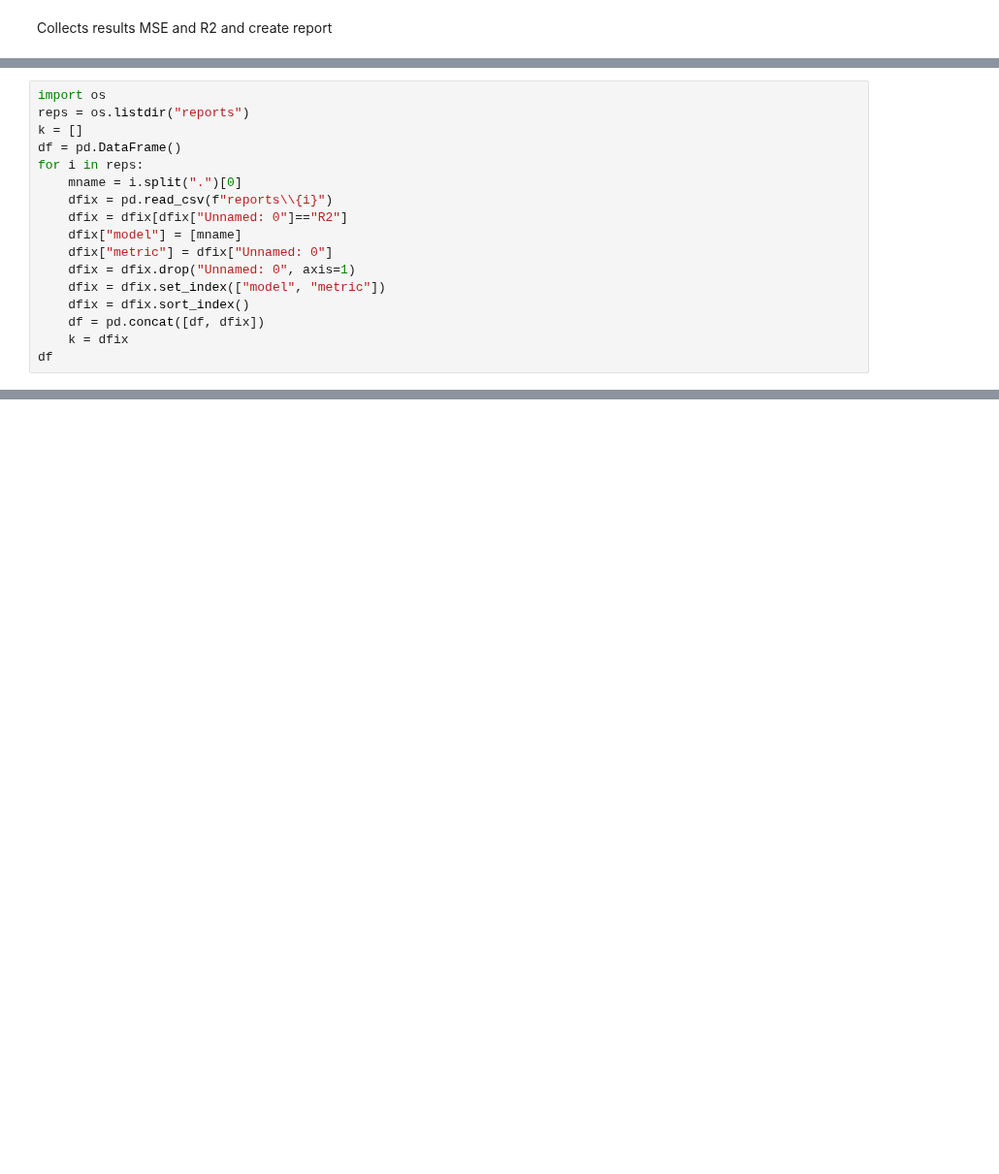
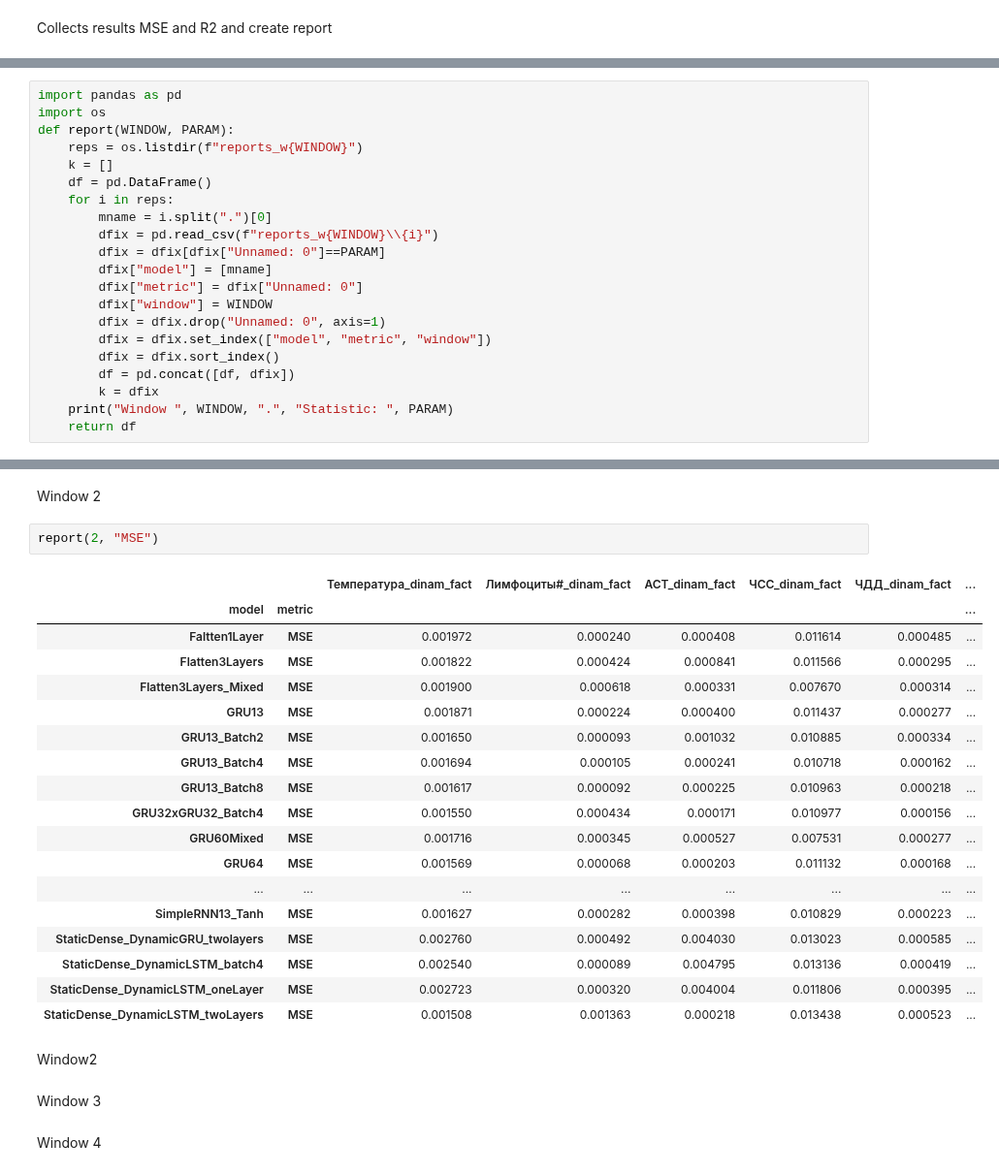
Before and after one commit to geniusserg/CovidPredict, a Jupyter notebook: report.ipynb, the cells around one changed output, grey strips where cells are left out. Shown at 97% size. Saved outputs shown, nothing was run; the diff lists cells and outputs as text; blank space fills up the shorter version.

Commit message:
Report functions update

```diff
--- a/report.ipynb
+++ b/report.ipynb
@@ -5,17 +3,21 @@ import pandas as pd
 # %%
+import pandas as pd
 import os
-reps = os.listdir("reports")
-k = []
-df = pd.DataFrame()
-for i in reps:
-    mname = i.split(".")[0]
-    dfix = pd.read_csv(f"reports\\{i}")
-    dfix = dfix[dfix["Unnamed: 0"]=="R2"]
-    dfix["model"] = [mname]
-    dfix["metric"] = dfix["Unnamed: 0"]
-    dfix = dfix.drop("Unnamed: 0", axis=1)
-    dfix = dfix.set_index(["model", "metric"])
-    dfix = dfix.sort_index()
-    df = pd.concat([df, dfix])
-    k = dfix
-df
+def report(WINDOW, PARAM):
+    reps = os.listdir(f"reports_w{WINDOW}")
+    k = []
+    df = pd.DataFrame()
+    for i in reps:
+        mname = i.split(".")[0]
+        dfix = pd.read_csv(f"reports_w{WINDOW}\\{i}")
+        dfix = dfix[dfix["Unnamed: 0"]==PARAM]
+        dfix["model"] = [mname]
+        dfix["metric"] = dfix["Unnamed: 0"]
+        dfix["window"] = WINDOW
+        dfix = dfix.drop("Unnamed: 0", axis=1)
+        dfix = dfix.set_index(["model", "metric", "window"])
+        dfix = dfix.sort_index()
+        df = pd.concat([df, dfix])
+        k = dfix
+    print("Window ", WINDOW, ".", "Statistic: ", PARAM)
+    return df
@@ -40,0 +51,29 @@ df
+# %% [markdown]
+Window 2
+# %%
+report(2, "MSE")
+# %% [output]
+|  |  | Температура_dinam_fact | Лимфоциты#_dinam_fact | АСТ_dinam_fact | ЧСС_dinam_fact | ЧДД_dinam_fact | ... |
+| model | metric |  |  |  |  |  | ... |
+| Faltten1Layer | MSE | 0.001972 | 0.000240 | 0.000408 | 0.011614 | 0.000485 | ... |
+| Flatten3Layers | MSE | 0.001822 | 0.000424 | 0.000841 | 0.011566 | 0.000295 | ... |
+| Flatten3Layers_Mixed | MSE | 0.001900 | 0.000618 | 0.000331 | 0.007670 | 0.000314 | ... |
+| GRU13 | MSE | 0.001871 | 0.000224 | 0.000400 | 0.011437 | 0.000277 | ... |
+| GRU13_Batch2 | MSE | 0.001650 | 0.000093 | 0.001032 | 0.010885 | 0.000334 | ... |
+| GRU13_Batch4 | MSE | 0.001694 | 0.000105 | 0.000241 | 0.010718 | 0.000162 | ... |
+| GRU13_Batch8 | MSE | 0.001617 | 0.000092 | 0.000225 | 0.010963 | 0.000218 | ... |
+| GRU32xGRU32_Batch4 | MSE | 0.001550 | 0.000434 | 0.000171 | 0.010977 | 0.000156 | ... |
+| GRU60Mixed | MSE | 0.001716 | 0.000345 | 0.000527 | 0.007531 | 0.000277 | ... |
+| GRU64 | MSE | 0.001569 | 0.000068 | 0.000203 | 0.011132 | 0.000168 | ... |
+| ... | ... | ... | ... | ... | ... | ... | ... |
+| SimpleRNN13_Tanh | MSE | 0.001627 | 0.000282 | 0.000398 | 0.010829 | 0.000223 | ... |
+| StaticDense_DynamicGRU_twolayers | MSE | 0.002760 | 0.000492 | 0.004030 | 0.013023 | 0.000585 | ... |
+| StaticDense_DynamicLSTM_batch4 | MSE | 0.002540 | 0.000089 | 0.004795 | 0.013136 | 0.000419 | ... |
+| StaticDense_DynamicLSTM_oneLayer | MSE | 0.002723 | 0.000320 | 0.004004 | 0.011806 | 0.000395 | ... |
+| StaticDense_DynamicLSTM_twoLayers | MSE | 0.001508 | 0.001363 | 0.000218 | 0.013438 | 0.000523 | ... |
+# %% [markdown]
+Window2
+# %% [markdown]
+Window 3
+# %% [markdown]
+Window 4
```
Also changed, not shown: parts of 3 cells of this notebook.
